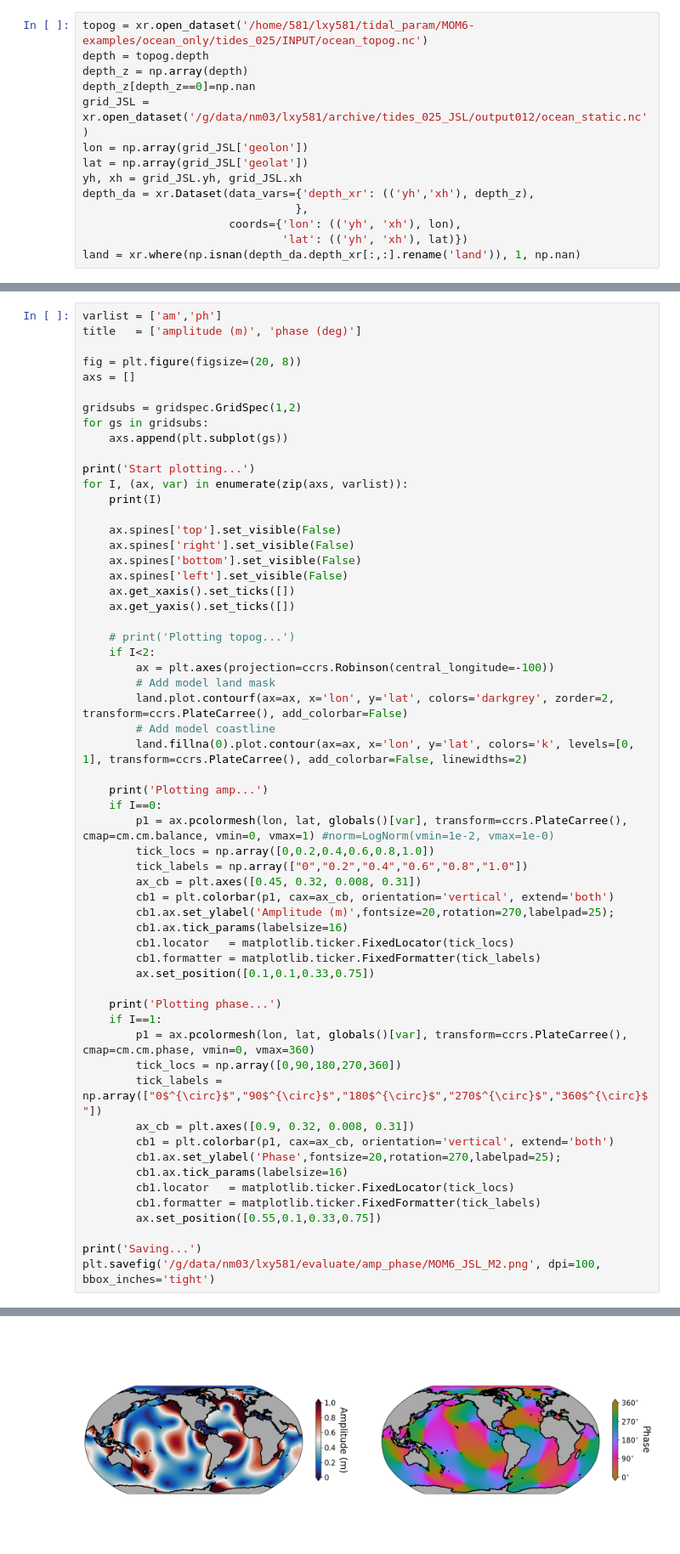
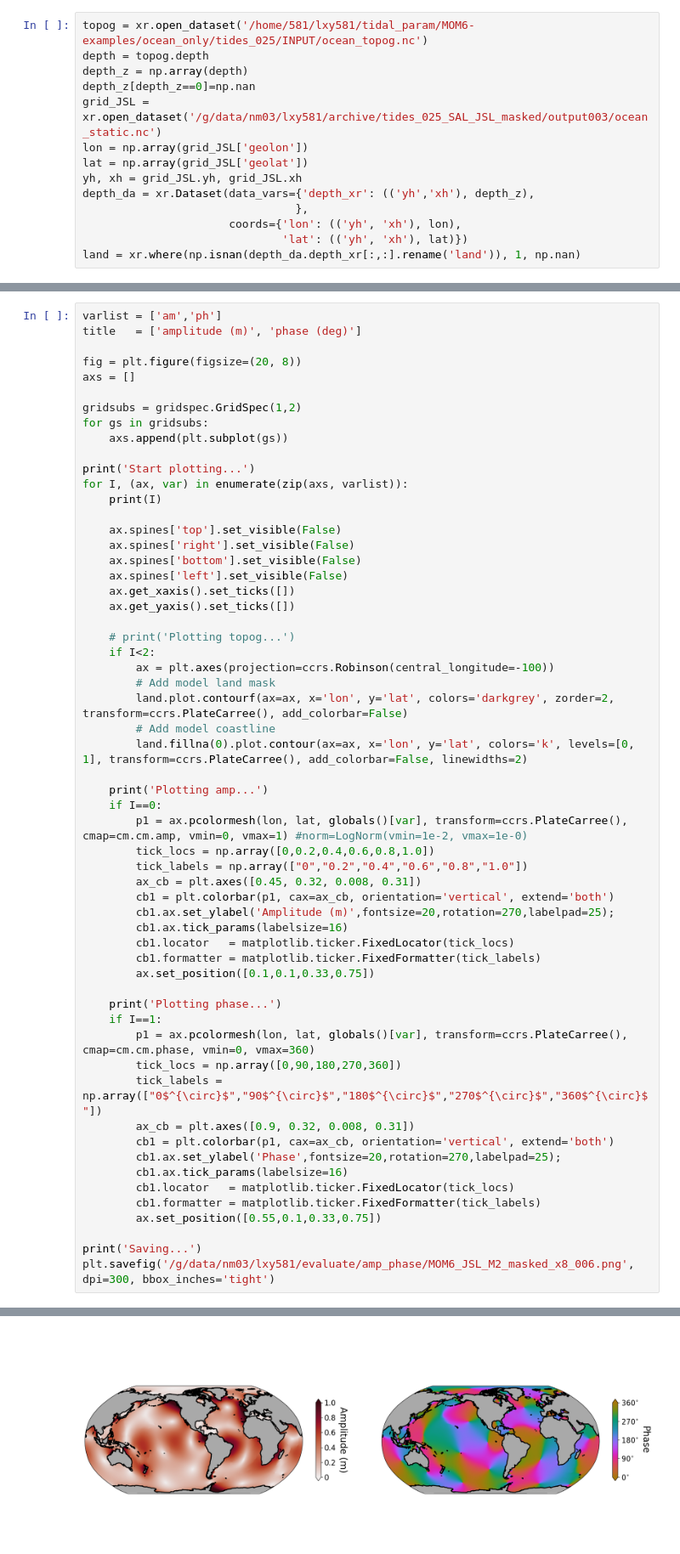
Before and after one commit to luweiyang/MOM6_global_tide_only, a Jupyter notebook: evaluate/plot_JSL_amp_phase_M2.ipynb, the cells around one changed output, grey strips where cells are left out. Shown at 85% size. Cells and saved outputs as stored; diff of their text form.

Commit message:
Plot JSL x8 006 M2 amp and phase.

```diff
--- a/evaluate/plot_JSL_amp_phase_M2.ipynb
+++ b/evaluate/plot_JSL_amp_phase_M2.ipynb
@@ -19,7 +27,7 @@ topog = xr.open_dataset('/home/581/lxy581/tidal_param/MOM6-examples/ocean_only/t
 depth = topog.depth
 depth_z = np.array(depth)
 depth_z[depth_z==0]=np.nan
-grid_JSL = xr.open_dataset('/g/data/nm03/lxy581/archive/tides_025_JSL/output012/ocean_static.nc')
+grid_JSL = xr.open_dataset('/g/data/nm03/lxy581/archive/tides_025_SAL_JSL_masked/output003/ocean_static.nc')
 lon = np.array(grid_JSL['geolon'])
 lat = np.array(grid_JSL['geolat'])
 yh, xh = grid_JSL.yh, grid_JSL.xh
@@ -65,39 +73,39 @@ for I, (ax, var) in enumerate(zip(axs, varlist)):
 
     print('Plotting amp...')
     if I==0:
-        p1 = ax.pcolormesh(lon, lat, globals()[var], transform=ccrs.PlateCarree(), cmap=cm.cm.balance, vmin=0, vmax=1) #norm=LogNorm(vmin=1e-2, vmax=1e-0)
+        p1 = ax.pcolormesh(lon, lat, globals()[var], transform=ccrs.PlateCarree(), cmap=cm.cm.amp, vmin=0, vmax=1) #norm=LogNorm(vmin=1e-2, vmax=1e-0)
         tick_locs = np.array([0,0.2,0.4,0.6,0.8,1.0])
         tick_labels = np.array(["0","0.2","0.4","0.6","0.8","1.0"])
         ax_cb = plt.axes([0.45, 0.32, 0.008, 0.31])
         cb1 = plt.colorbar(p1, cax=ax_cb, orientation='vertical', extend='both')
         cb1.ax.set_ylabel('Amplitude (m)',fontsize=20,rotation=270,labelpad=25);
         cb1.ax.tick_params(labelsize=16)
         cb1.locator   = matplotlib.ticker.FixedLocator(tick_locs)
         cb1.formatter = matplotlib.ticker.FixedFormatter(tick_labels)
         ax.set_position([0.1,0.1,0.33,0.75])
 
     print('Plotting phase...')
     if I==1:
         p1 = ax.pcolormesh(lon, lat, globals()[var], transform=ccrs.PlateCarree(), cmap=cm.cm.phase, vmin=0, vmax=360)
         tick_locs = np.array([0,90,180,270,360])
         tick_labels = np.array(["0$^{\circ}$","90$^{\circ}$","180$^{\circ}$","270$^{\circ}$","360$^{\circ}$"])
         ax_cb = plt.axes([0.9, 0.32, 0.008, 0.31])
         cb1 = plt.colorbar(p1, cax=ax_cb, orientation='vertical', extend='both')
         cb1.ax.set_ylabel('Phase',fontsize=20,rotation=270,labelpad=25);
         cb1.ax.tick_params(labelsize=16)
         cb1.locator   = matplotlib.ticker.FixedLocator(tick_locs)
         cb1.formatter = matplotlib.ticker.FixedFormatter(tick_labels)
         ax.set_position([0.55,0.1,0.33,0.75])
 
 print('Saving...')
-plt.savefig('/g/data/nm03/lxy581/evaluate/amp_phase/MOM6_JSL_M2.png', dpi=100, bbox_inches='tight')
+plt.savefig('/g/data/nm03/lxy581/evaluate/amp_phase/MOM6_JSL_M2_masked_x8_006.png', dpi=300, bbox_inches='tight')
 # %% [output]
 Start plotting...
 0
 Plotting amp...
 Plotting phase...
 1
 Plotting amp...
 Plotting phase...
 Saving...
-[figure, old version]
+[figure, new version]
```
Also changed, not shown: parts of 3 cells of this notebook.
